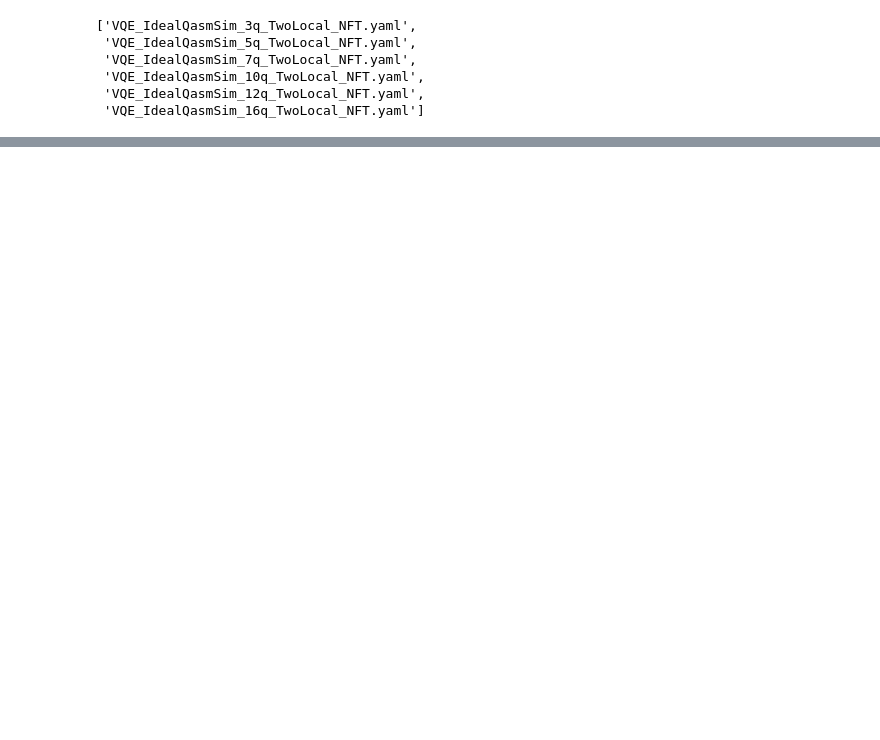
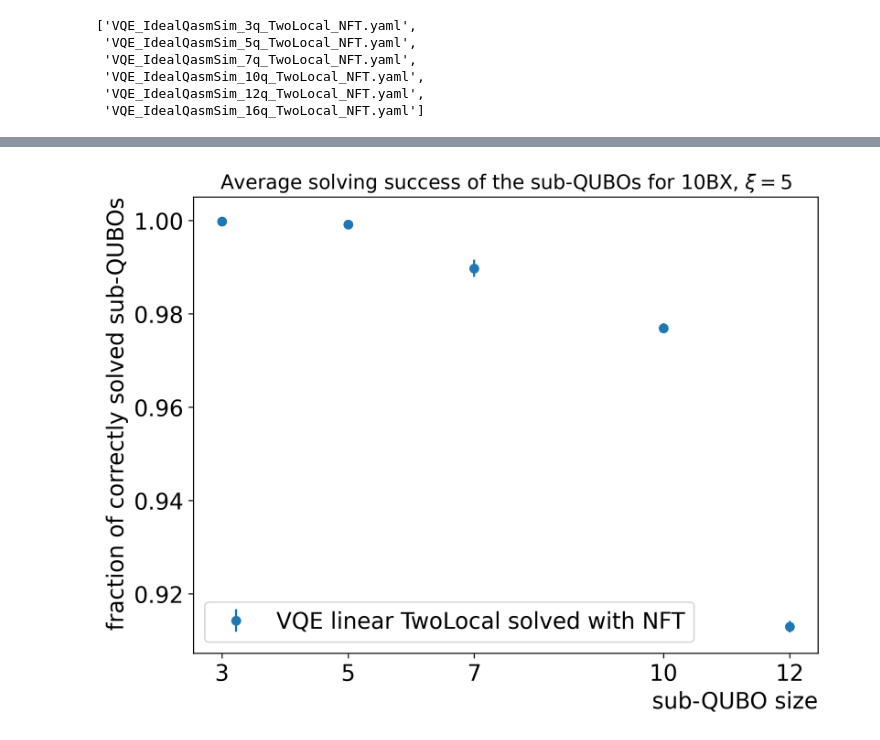
Before and after one commit to davids7788/QUBO-V2, a Jupyter notebook: analysis/Convergence_time_vs_subqubo_size.ipynb, the cells around one changed output, grey strips where cells are left out. Cells and saved outputs as stored; diff of their text form; code cells hidden in the pictures; blank space fills up the shorter version.

```diff
--- a/analysis/Convergence_time_vs_subqubo_size.ipynb
+++ b/analysis/Convergence_time_vs_subqubo_size.ipynb
@@ -143,0 +304,41 @@ Sub-QUBO size = 16: 1:41:54.72 +/- 0:49:12.45
+# %%
+solving_success_subqubo7q_replace = []
+for value in solving_success_subqubos_7q:
+    if type(value) == bool:
+        solving_success_subqubo7q_replace.append(value)
+    else:
+        if value.all():
+            solving_success_subqubo7q_replace.append(True)
+        else:
+            solving_success_subqubo7q_replace.append(False)
+# %%
+solving_success_3q = solving_success_subqubos_3q.count(True)
+solving_success_5q = solving_success_subqubos_5q.count(True)
+solving_success_7q = solving_success_subqubo7q_replace.count(True)
+solving_success_10q = solving_success_subqubos_10q.count(True)
+solving_success_12q = solving_success_subqubos_12q.count(True)
+# %%
+plt.figure(figsize=(8,6), dpi=300)
+plt.errorbar(x=subQUBO_size,
+             y=[solving_success_3q / len(solving_success_subqubos_3q),
+                solving_success_5q / len(solving_success_subqubos_5q),
+                solving_success_7q / len(solving_success_subqubos_7q),
+                solving_success_10q / len(solving_success_subqubos_10q),
+                solving_success_12q / len(solving_success_subqubos_12q)],
+             yerr=[np.sqrt(solving_success_3q) / len(solving_success_subqubos_3q),
+                   np.sqrt(solving_success_5q) / len(solving_success_subqubos_5q),
+                   np.sqrt(solving_success_7q) / len(solving_success_subqubos_7q),
+                   np.sqrt(solving_success_10q) / len(solving_success_subqubos_10q),
+                   np.sqrt(solving_success_12q) / len(solving_success_subqubos_12q)],
+            label="VQE linear TwoLocal solved with NFT",
+            linestyle="",
+            marker="o")
+plt.title(r"Average solving success of the sub-QUBOs for 10BX, $\xi=5$", fontsize=14)
+plt.legend(loc="best", fontsize=16)
+plt.xticks([3, 5, 7, 10, 12],fontsize=16)
+plt.yticks(fontsize=16)
+plt.xlabel("sub-QUBO size", fontsize=16, loc="right")
+plt.ylabel("fraction of correctly solved sub-QUBOs", fontsize=16, loc="top")
+plt.savefig("average_solving_success.pdf", bbox_inches='tight')
+# %% [output]
+[figure, added]
```
Also changed, not shown: parts of 10 cells of this notebook, 4 other files.
